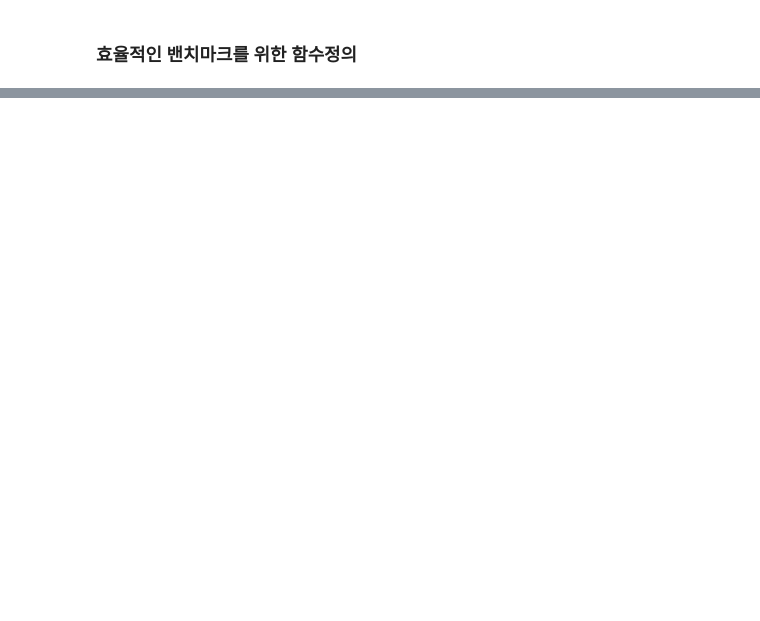
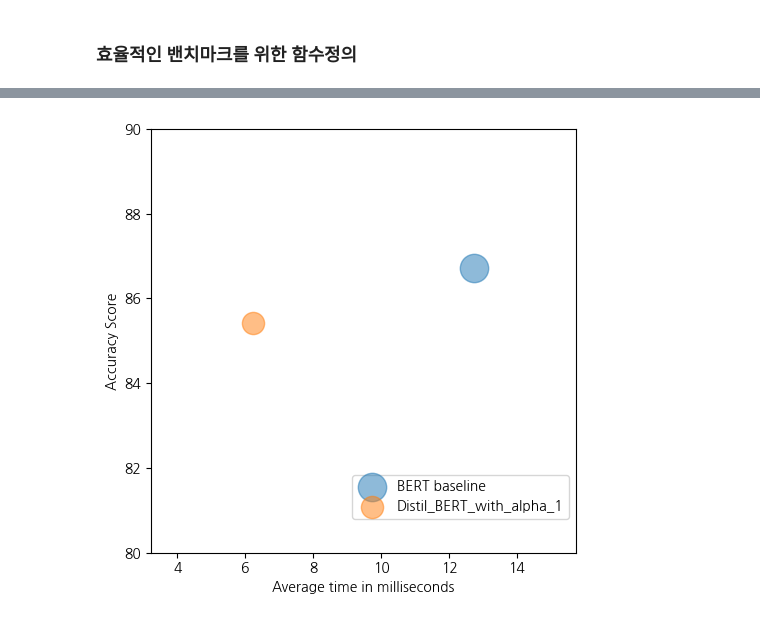
Before and after one commit to tommyjin2894/ai_study_transformer, a Jupyter notebook: 08_Efficient_ways.ipynb, the cells around one changed output, grey strips where cells are left out. Saved outputs shown, nothing was run; the diff lists cells and outputs as text; code cells hidden in the pictures; blank space fills up the shorter version.

Commit message:
comapare with graph

```diff
--- a/08_Efficient_ways.ipynb
+++ b/08_Efficient_ways.ipynb
@@ -81,0 +108,4 @@ PerformanceBenchMark.compute_accuracy = compute_accuracy
+# %%
+pb = PerformanceBenchMark(pipe, clinic["test"])
+# %%
+perf_metrics = pb.run_benchmark()
@@ -81,0 +312,7 @@ PerformanceBenchMark.compute_accuracy = compute_accuracy
+# %%
+# model with out knoledge distil
+finetuned_ckpt = "tommyjin/distilbert-base-uncased-finetuned-clinic-alpha_1"
+pipe = pipeline("text-classification", model=finetuned_ckpt)
+
+optim_type="Distil_BERT_with_alpha_1"
+pb = PerformanceBenchMark(pipe, clinic["test"],optim_type)
@@ -81,0 +321,2 @@ PerformanceBenchMark.compute_accuracy = compute_accuracy
+# %%
+perf_metrics.update(pb.run_benchmark())
@@ -81,0 +338,35 @@ PerformanceBenchMark.compute_accuracy = compute_accuracy
+# %%
+import matplotlib.pyplot as plt
+import pandas as pd
+
+def plot_metrics(perf_metrics, current_optim_type):
+    fig, ax = plt.subplots(figsize = (5,5))
+
+    df = pd.DataFrame.from_dict(perf_metrics, orient='index')
+    print()
+    for idx in df.index:
+        df_opt = df.loc[idx]
+        if idx == current_optim_type:
+            plt.scatter(df_opt["time_avg_ms"],
+                        df_opt["accuracy"]*100,
+                        alpha=0.5, s=df_opt["size_mb"],
+                        label=idx,
+                        marker="$\u25cc$")
+        else:
+            plt.scatter(df_opt["time_avg_ms"],
+                        df_opt["accuracy"]*100,
+                        alpha=0.5, s=df_opt["size_mb"],
+                        label=idx)
+    ax.legend(bbox_to_anchor = (1,0.2))
+    ax.set_ylim(80,90)
+    min_time = df[df["time_avg_ms"]==df.min()["time_avg_ms"]]["time_avg_ms"].values[0]
+    max_time = df[df["time_avg_ms"]==df.max()["time_avg_ms"]]["time_avg_ms"].values[0]
+    ax.set_xlim(min_time-3,max_time+3)
+    ax.set_ylabel("Accuracy Score")
+    ax.set_xlabel("Average time in milliseconds")
+    fig.tight_layout()
+    fig.show()
+
+plot_metrics(perf_metrics, optim_type)
+# %% [output]
+[figure, added]
```
Also changed, not shown: parts of 26 cells of this notebook, 2 other files.
